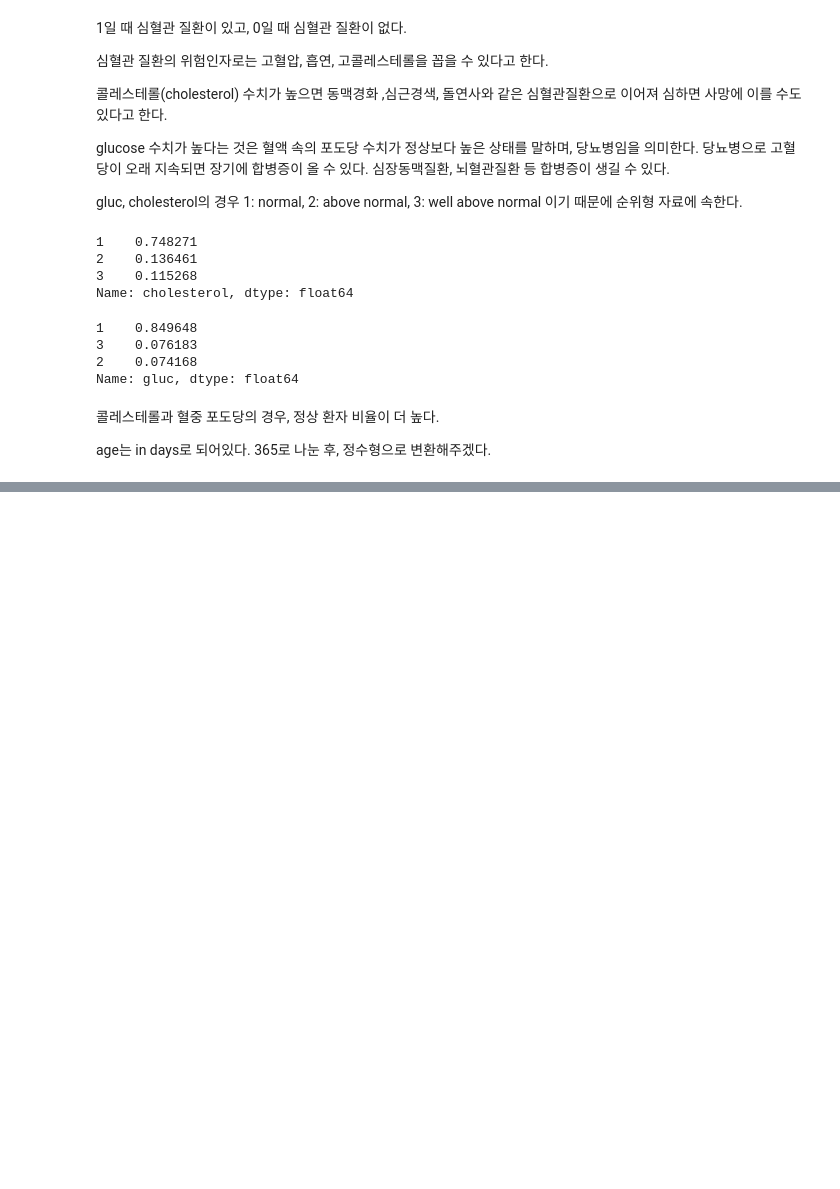
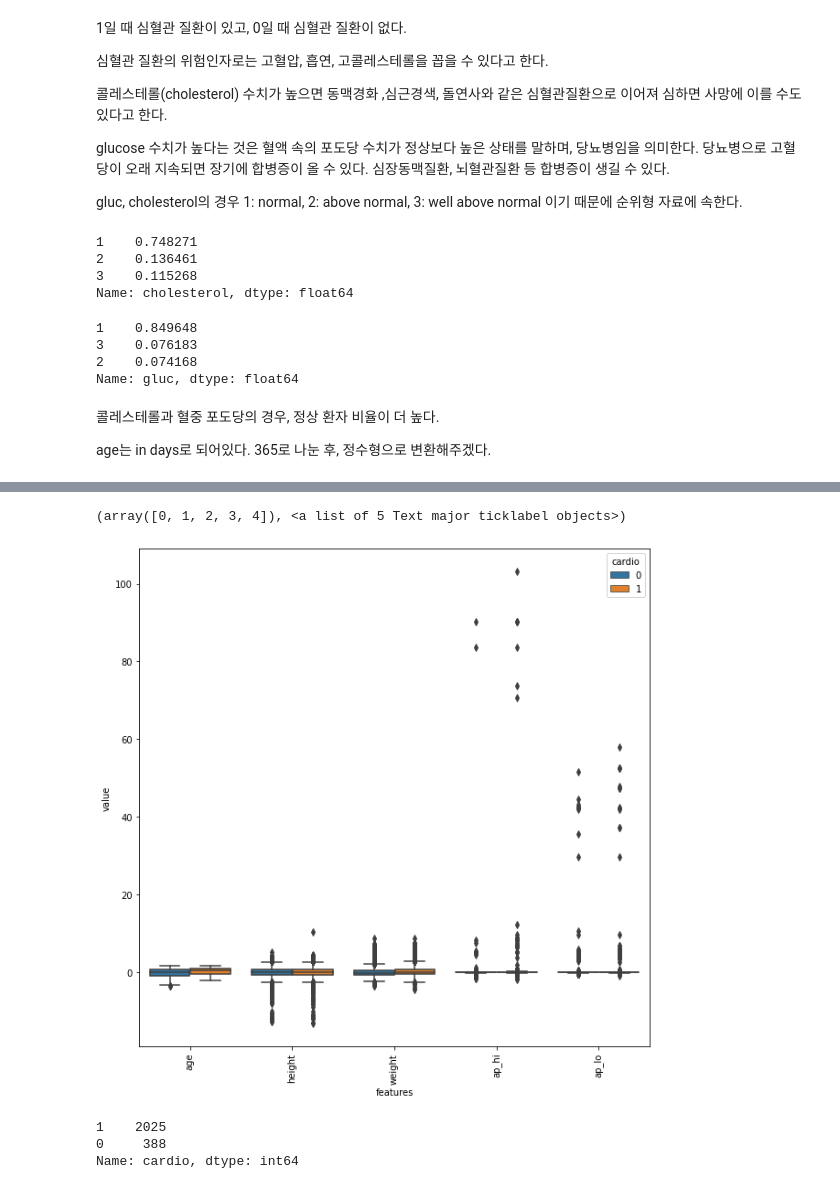
Before and after one commit to Team-Geuknak/CSAI_assignment, a Jupyter notebook: n214a_logistic_regression_ipynb의_사본의_사본.ipynb, the cells around one changed output, grey strips where cells are left out. Saved outputs shown, nothing was run; the diff lists cells and outputs as text; code cells hidden in the pictures; blank space fills up the shorter version.

```diff
--- a/n214a_logistic_regression_ipynb의_사본의_사본.ipynb
+++ b/n214a_logistic_regression_ipynb의_사본의_사본.ipynb
@@ -372,0 +399,9 @@ sns.histplot(is_cardio, x='age', hue='gender');
+# %%
+s_list = ["age", "height", "weight", "ap_hi", "ap_lo"]
+def standartization(x):
+    x_std = x.copy(deep=True)
+    for column in s_list:
+        x_std[column] = (x_std[column]-x_std[column].mean())/x_std[column].std()
+    return x_std
+df_std=standartization(df)
+df_std.head()
@@ -372,0 +415,4 @@ sns.histplot(is_cardio, x='age', hue='gender');
+# %%
+# 그래프 출력을 위한 재구조화
+df_melted = pd.melt(frame=df_std, id_vars="cardio", value_vars=s_list, var_name="features", value_name="value", col_level=None)
+df_melted
@@ -372,0 +433,28 @@ sns.histplot(is_cardio, x='age', hue='gender');
+# %%
+plt.figure(figsize=(10,10))
+sns.boxplot(x="features", y="value", hue="cardio", data=df_melted);
+plt.xticks(rotation=90)
+# %% [output]
+(array([0, 1, 2, 3, 4]), <a list of 5 Text major ticklabel objects>)
+[figure, added]
+# %%
+ap_list = ["ap_hi", "ap_lo"]
+boundary = pd.DataFrame(index=["lower_bound","upper_bound"]) # We created an empty dataframe
+for each in ap_list:
+    Q1 = df[each].quantile(0.25)
+    Q3 = df[each].quantile(0.75)
+    IQR = Q3 - Q1
+
+    lower_bound = Q1- 1.5*IQR
+    upper_bound = Q3 + 1.5*IQR
+    boundary[each] = [lower_bound, upper_bound ]
+
+ap_hi_filter = (df["ap_hi"] > boundary["ap_hi"][1])
+ap_lo_filter = (df["ap_lo"] > boundary["ap_lo"][1])
+outlier_filter = (ap_hi_filter | ap_lo_filter)
+x_outliers = df[outlier_filter]
+x_outliers["cardio"].value_counts()
+# %% [output]
+1    2025
+0     388
+Name: cardio, dtype: int64
```
Also changed, not shown: parts of 32 cells of this notebook.
